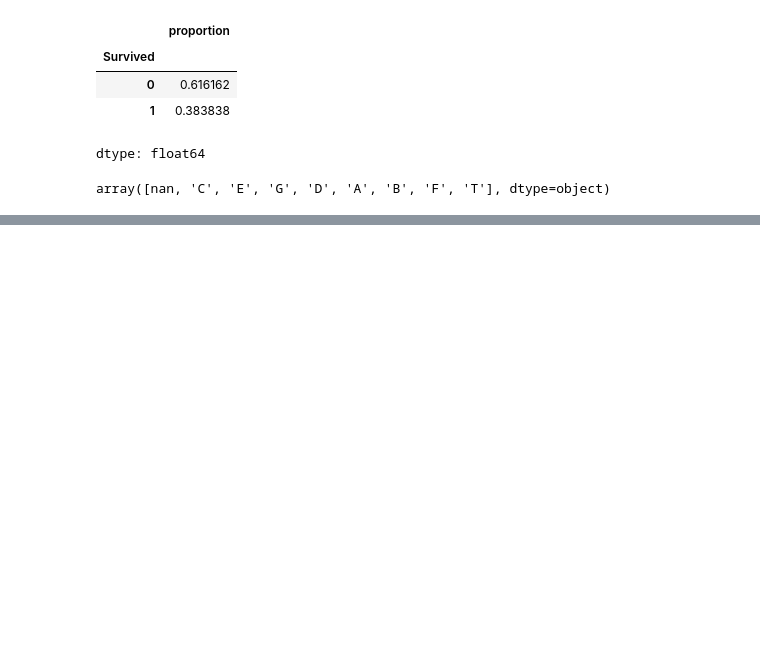
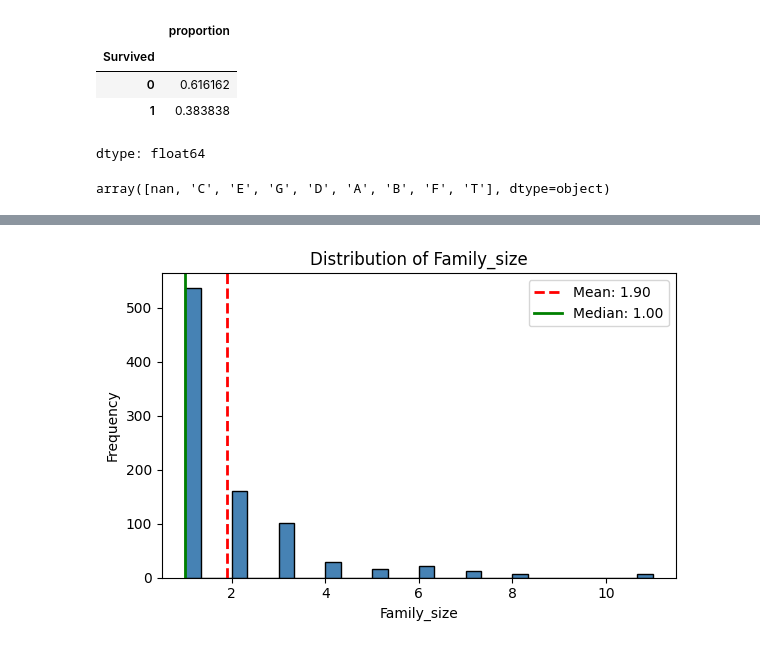
Before and after one commit to Solvro/ml-wakacyjne-wyzwanie-2026, a Jupyter notebook: 01_przetwarzanie_wizualizacja_danych/EDA_zadanie.ipynb, the cells around one changed output, grey strips where cells are left out. Drawn from its saved outputs; the diff is of its cells as text; code cells hidden in the pictures; blank space fills up the shorter version.

```diff
--- a/01_przetwarzanie_wizualizacja_danych/EDA_zadanie.ipynb
+++ b/01_przetwarzanie_wizualizacja_danych/EDA_zadanie.ipynb
@@ -81,0 +211,8 @@ array([nan, 'C', 'E', 'G', 'D', 'A', 'B', 'F', 'T'], dtype=object)
+# %%
+#Funkcja z pliku EDA_sciaga.ipynb
+def get_column_distribution(df, column):
+  return df[column].value_counts(normalize=True)
+# %%
+age_count_prob=get_column_distribution(titanic_df,"Age")
+missing_age_vals= titanic_df.Age.isna()
+titanic_df.loc[missing_age_vals, 'Age'] = np.random.choice(age_count_prob.index, size=missing_age_vals.sum(), p=age_count_prob.values)
@@ -81,0 +354,4 @@ array([nan, 'C', 'E', 'G', 'D', 'A', 'B', 'F', 'T'], dtype=object)
+# %%
+plot_numeric_histogram(titanic_df, 'Family_size')
+# %% [output]
+[figure, added]
```
Also changed, not shown: parts of 43 cells of this notebook.
